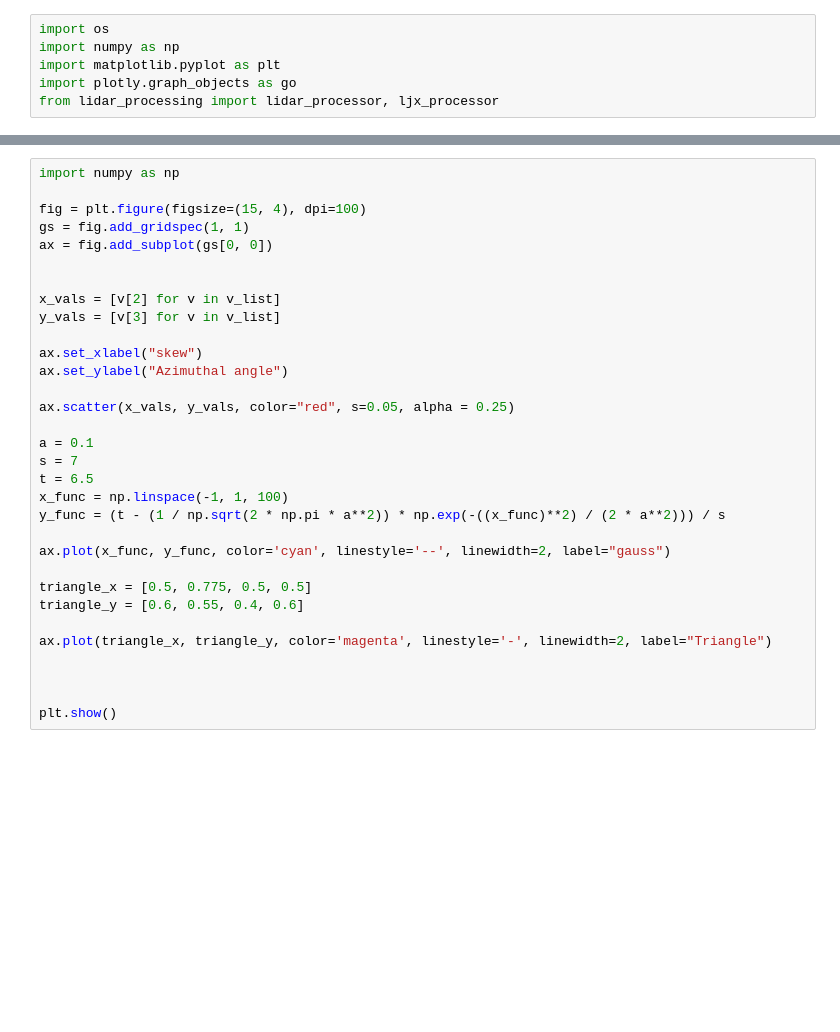
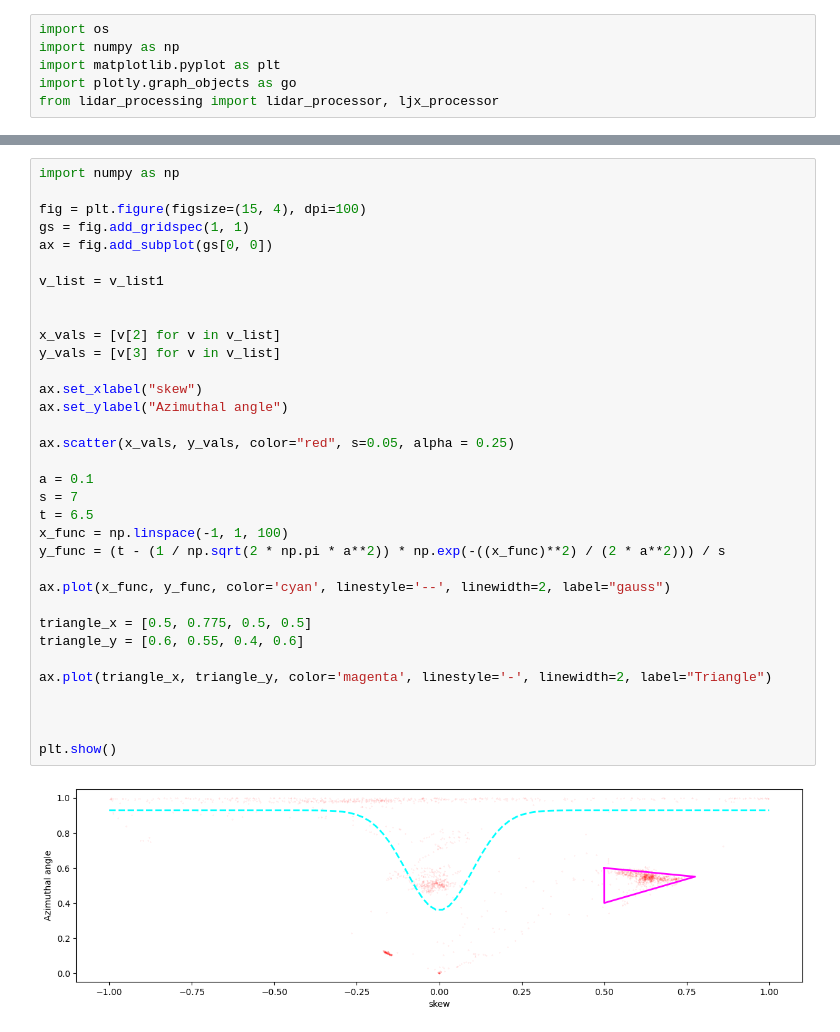
Before and after one commit to MinnoMinee/core-type, a Jupyter notebook: testMomentSpace.ipynb, the cells around one changed output, grey strips where cells are left out. Drawn from its saved outputs; the diff is of its cells as text; blank space fills up the shorter version.

```diff
--- a/testMomentSpace.ipynb
+++ b/testMomentSpace.ipynb
@@ -125,31 +100,35 @@ import numpy as np
 
 fig = plt.figure(figsize=(15, 4), dpi=100)
 gs = fig.add_gridspec(1, 1)
 ax = fig.add_subplot(gs[0, 0])
+
+v_list = v_list1
 
 
 x_vals = [v[2] for v in v_list]
 y_vals = [v[3] for v in v_list]
 
 ax.set_xlabel("skew")
 ax.set_ylabel("Azimuthal angle")
 
 ax.scatter(x_vals, y_vals, color="red", s=0.05, alpha = 0.25)
 
 a = 0.1
 s = 7
 t = 6.5
 x_func = np.linspace(-1, 1, 100)
 y_func = (t - (1 / np.sqrt(2 * np.pi * a**2)) * np.exp(-((x_func)**2) / (2 * a**2))) / s
 
 ax.plot(x_func, y_func, color='cyan', linestyle='--', linewidth=2, label="gauss")
 
 triangle_x = [0.5, 0.775, 0.5, 0.5]
 triangle_y = [0.6, 0.55, 0.4, 0.6]
 
 ax.plot(triangle_x, triangle_y, color='magenta', linestyle='-', linewidth=2, label="Triangle")
 
 
 
 plt.show()
+# %% [output]
+[figure, added]
 # %%
```
Also changed, not shown: parts of 8 cells of this notebook, 6 other files.
